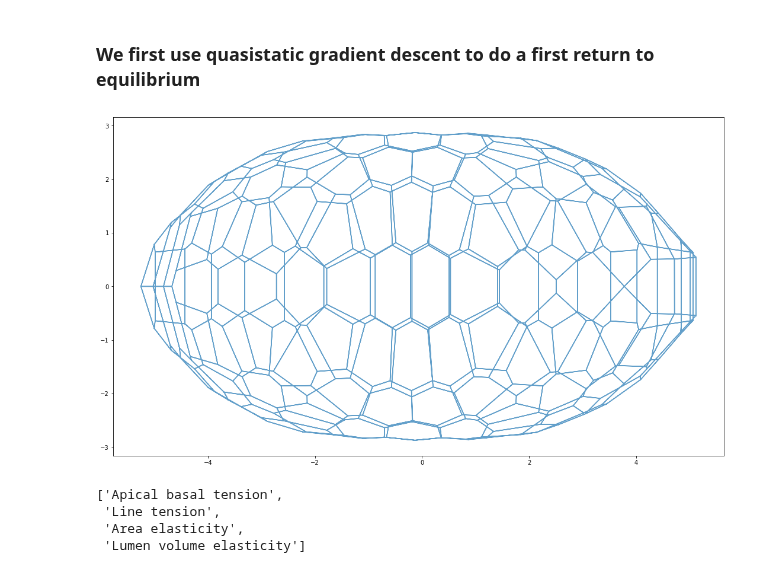
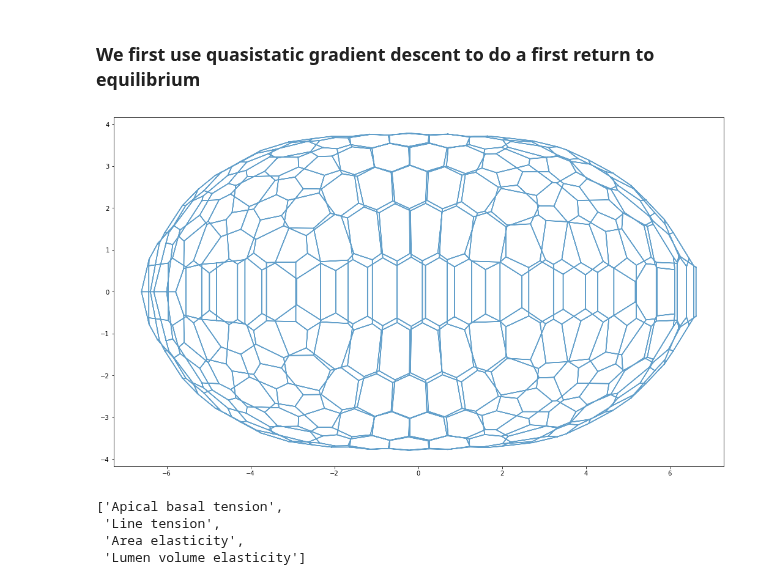
Before and after one commit to suzannelab/polarity, a Jupyter notebook: notebooks/SmallEllipsoid-OneFold-ViscousSolver.ipynb, the cells around one changed output. Drawn from its saved outputs; the diff is of its cells as text; code cells hidden in the pictures.

```diff
--- a/notebooks/SmallEllipsoid-OneFold-ViscousSolver.ipynb
+++ b/notebooks/SmallEllipsoid-OneFold-ViscousSolver.ipynb
@@ -82,8 +82,8 @@ pola_specs = {
          "absorption_rate" : 1.,
     },
     "settings" : {
-         "susceptibility" : 3.0,
-         "myo_dependence" : 0.01,
+         "susceptibility" : 5.0,
+         "myo_dependence" : 0.1,
          "max_desorption_rate": 10.
     }
 }
@@ -170,14 +170,8 @@ class EulerProtSolver(EulerSolver):
                 self.manager.update()
 
             if self.eptm.topo_changed:
-                log.info("Topology changed")
-
                 if on_topo_change is not None:
                     on_topo_change(*topo_change_args)
-
-                self.history.record(["face", "edge"], t)
-                if "cell" in self.eptm.datasets:
-                    self.history.record(["cell"], t)
                 self.eptm.topo_changed = False
             self.record(t)
 # %%
@@ -186,7 +180,7 @@ class EulerProtSolver(EulerSolver):
 
 abc = [12, 12, 21.0] # Ellipsoid axes
 
-sheet = ellipsoid_sheet(*abc, 13)
+sheet = ellipsoid_sheet(*abc, 17)
 
 for i in range(20):
     geom.scale(sheet, 1/sheet.face_df.area.mean()**0.5, sheet.coords)
@@ -195,12 +189,13 @@ for i in range(20):
 
 specs = {
     "vert": {
-        'radial_tension': 0.0
+        "viscosity": 0.1
     },
     "face": {
         'prefered_area': 1.,
         'area_elasticity': 1.,
         "contractility": 0.1,
+        'radial_tension': 0.0,
     },
     "edge": {
         'line_tension': 0.01,
@@ -217,14 +212,14 @@ sheet.update_specs(pola_specs, reset=True)
 # %% [markdown]
 ### We first use quasistatic gradient descent to do a first return to equilibrium
 # %%
-solver = QSSolver(with_t1=False, with_t3=False, with_collisions=False)
+solver = QSSolver()
 res = solver.find_energy_min(sheet, geom, model)
 backup_sheet = sheet.copy()
 
 fig, ax = sheet_view(sheet, ['z', 'x'], mode="quick", edge={"alpha":0.7})
 fig.set_size_inches(18.5, 10.5, forward=True)
 # %% [output]
-[figure, old version]
+[figure, new version]
 # %%
 sheet = backup_sheet.copy()
 # %%
```
Also changed, not shown: parts of 14 cells of this notebook, 1 other file.
